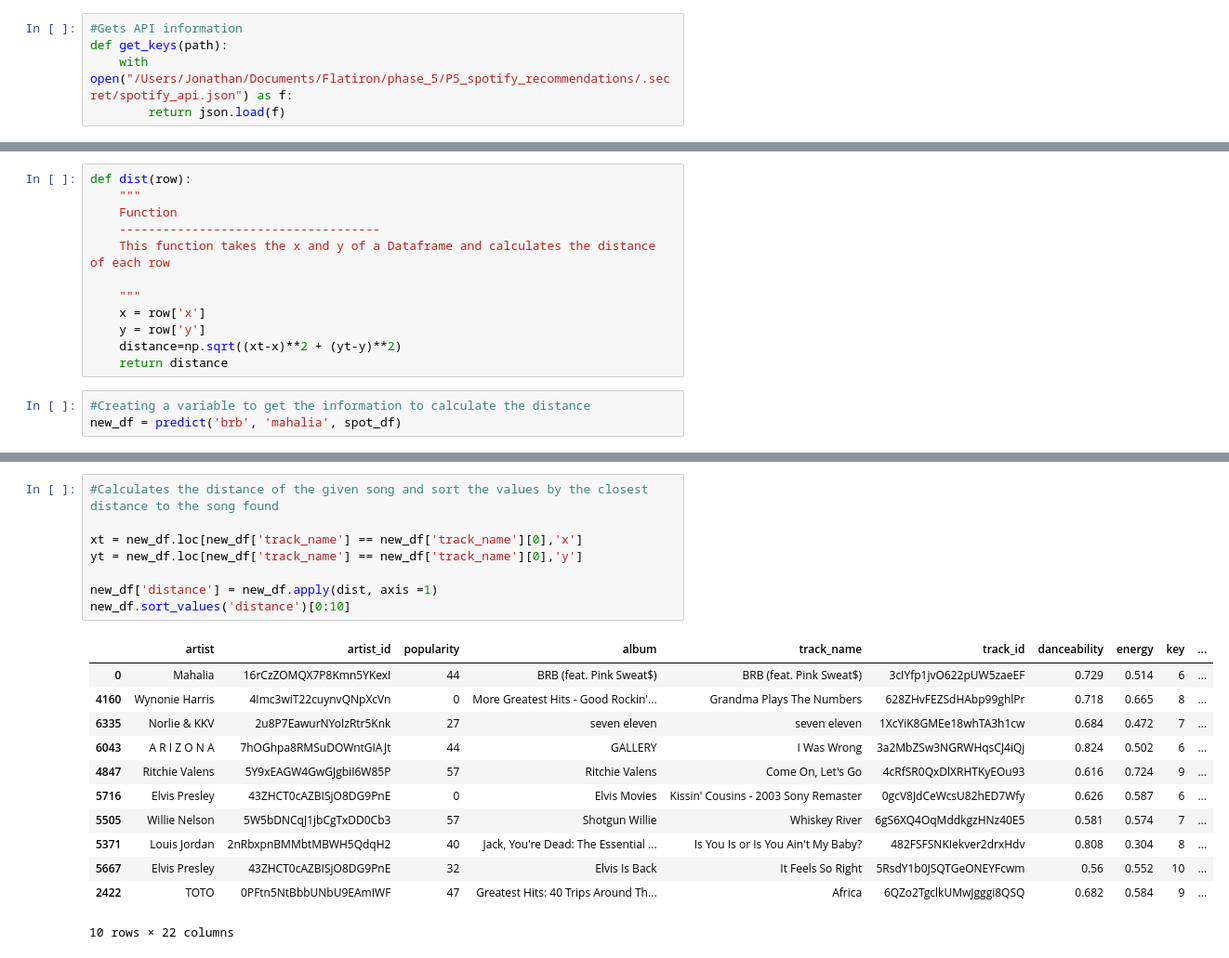
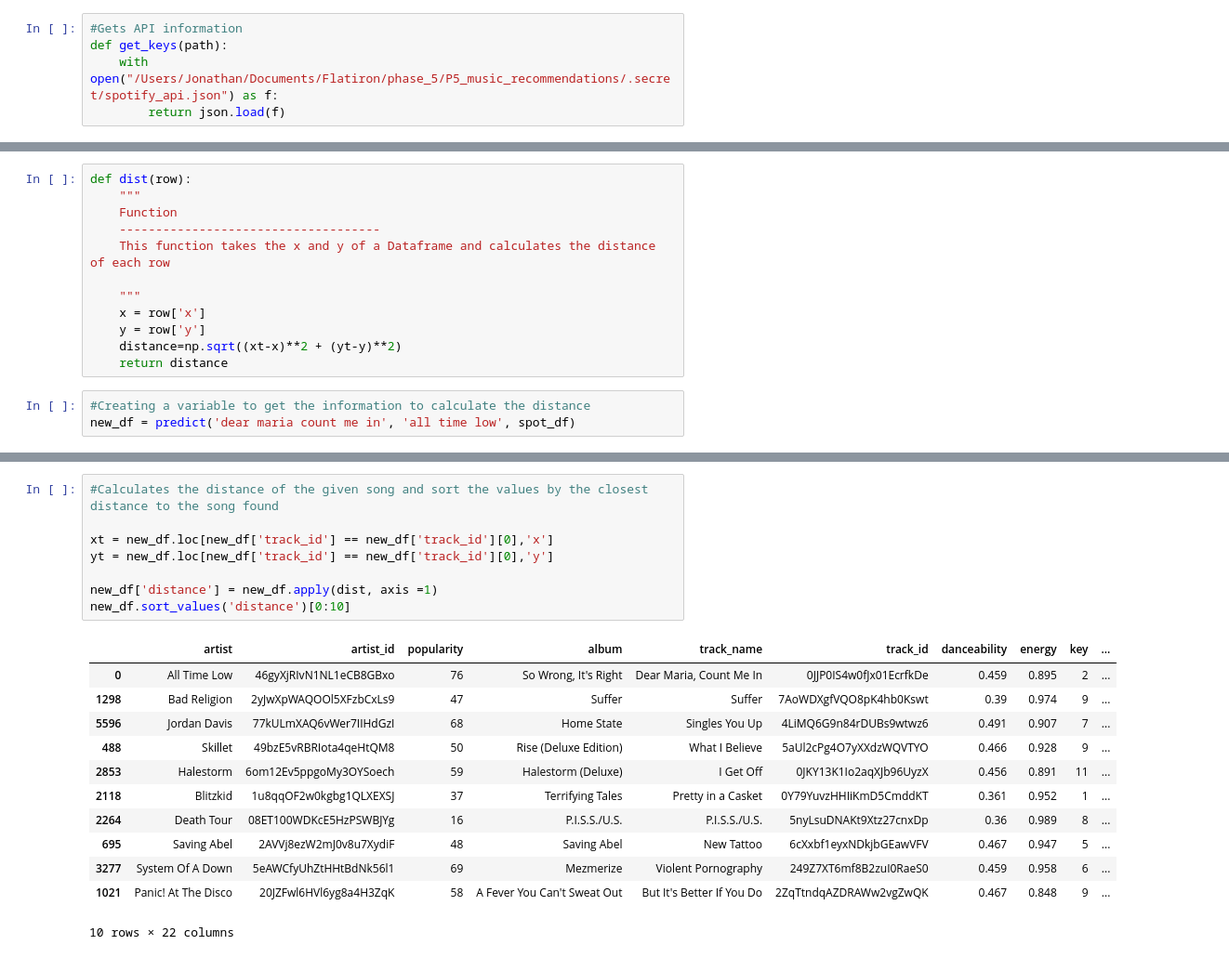
Before and after one commit to jonathanr1212/Music_recommendations, a Jupyter notebook: final_recsys_pca_notebook.ipynb, the cells around one changed output, grey strips where cells are left out. Shown: that part at 93% size. Drawn from its saved outputs; the diff is of its cells as text.

```diff
--- a/final_recsys_pca_notebook.ipynb
+++ b/final_recsys_pca_notebook.ipynb
@@ -16,7 +16,7 @@ with open('finalized_model_pca.pkl', 'rb') as f:
 # %%
 #Gets API information
 def get_keys(path):
-    with open("/Users/Jonathan/Documents/Flatiron/phase_5/P5_spotify_recommendations/.secret/spotify_api.json") as f:
+    with open("/Users/Jonathan/Documents/Flatiron/phase_5/P5_music_recommendations/.secret/spotify_api.json") as f:
         return json.load(f)
 # %%
 #Get spotify credentials
@@ -112,4 +112,4 @@ def dist(row):
     return distance
 # %%
 #Creating a variable to get the information to calculate the distance
-new_df = predict('brb', 'mahalia', spot_df)
+new_df = predict('dear maria count me in', 'all time low', spot_df)
@@ -116,21 +132,21 @@ new_df = predict('brb', 'mahalia', spot_df)
 # %%
 #Calculates the distance of the given song and sort the values by the closest distance to the song found
 
-xt = new_df.loc[new_df['track_name'] == new_df['track_name'][0],'x']
-yt = new_df.loc[new_df['track_name'] == new_df['track_name'][0],'y']
+xt = new_df.loc[new_df['track_id'] == new_df['track_id'][0],'x']
+yt = new_df.loc[new_df['track_id'] == new_df['track_id'][0],'y']
 
 new_df['distance'] = new_df.apply(dist, axis =1)
 new_df.sort_values('distance')[0:10]
 # %% [output]
 |  | artist | artist_id | popularity | album | track_name | track_id | danceability | energy | key | ... |
-| 0 | Mahalia | 16rCzZOMQX7P8Kmn5YKexI | 44 | BRB (feat. Pink Sweat$) | BRB (feat. Pink Sweat$) | 3cIYfp1jvO622pUW5zaeEF | 0.729 | 0.514 | 6 | ... |
-| 4160 | Wynonie Harris | 4Imc3wiT22cuynvQNpXcVn | 0 | More Greatest Hits - Good Rockin'... | Grandma Plays The Numbers | 628ZHvFEZSdHAbp99ghlPr | 0.718 | 0.665 | 8 | ... |
-| 6335 | Norlie & KKV | 2u8P7EawurNYoIzRtr5Knk | 27 | seven eleven | seven eleven | 1XcYiK8GMEe18whTA3h1cw | 0.684 | 0.472 | 7 | ... |
-| 6043 | A R I Z O N A | 7hOGhpa8RMSuDOWntGIAJt | 44 | GALLERY | I Was Wrong | 3a2MbZSw3NGRWHqsCJ4iQj | 0.824 | 0.502 | 6 | ... |
-| 4847 | Ritchie Valens | 5Y9xEAGW4GwGJgbiI6W85P | 57 | Ritchie Valens | Come On, Let's Go | 4cRfSR0QxDlXRHTKyEOu93 | 0.616 | 0.724 | 9 | ... |
-| 5716 | Elvis Presley | 43ZHCT0cAZBISjO8DG9PnE | 0 | Elvis Movies | Kissin' Cousins - 2003 Sony Remaster | 0gcV8JdCeWcsU82hED7Wfy | 0.626 | 0.587 | 6 | ... |
-| 5505 | Willie Nelson | 5W5bDNCqJ1jbCgTxDD0Cb3 | 57 | Shotgun Willie | Whiskey River | 6gS6XQ4OqMddkgzHNz40E5 | 0.581 | 0.574 | 7 | ... |
-| 5371 | Louis Jordan | 2nRbxpnBMMbtMBWH5QdqH2 | 40 | Jack, You're Dead: The Essential ... | Is You Is or Is You Ain't My Baby? | 482FSFSNKIekver2drxHdv | 0.808 | 0.304 | 8 | ... |
-| 5667 | Elvis Presley | 43ZHCT0cAZBISjO8DG9PnE | 32 | Elvis Is Back | It Feels So Right | 5RsdY1b0JSQTGeONEYFcwm | 0.56 | 0.552 | 10 | ... |
-| 2422 | TOTO | 0PFtn5NtBbbUNbU9EAmIWF | 47 | Greatest Hits: 40 Trips Around Th... | Africa | 6QZo2TgclkUMwJgggi8QSQ | 0.682 | 0.584 | 9 | ... |
+| 0 | All Time Low | 46gyXjRIvN1NL1eCB8GBxo | 76 | So Wrong, It's Right | Dear Maria, Count Me In | 0JJP0IS4w0fJx01EcrfkDe | 0.459 | 0.895 | 2 | ... |
+| 1298 | Bad Religion | 2yJwXpWAQOOl5XFzbCxLs9 | 47 | Suffer | Suffer | 7AoWDXgfVQO8pK4hb0Kswt | 0.39 | 0.974 | 9 | ... |
+| 5596 | Jordan Davis | 77kULmXAQ6vWer7IIHdGzI | 68 | Home State | Singles You Up | 4LiMQ6G9n84rDUBs9wtwz6 | 0.491 | 0.907 | 7 | ... |
+| 488 | Skillet | 49bzE5vRBRIota4qeHtQM8 | 50 | Rise (Deluxe Edition) | What I Believe | 5aUl2cPg4O7yXXdzWQVTYO | 0.466 | 0.928 | 9 | ... |
+| 2853 | Halestorm | 6om12Ev5ppgoMy3OYSoech | 59 | Halestorm (Deluxe) | I Get Off | 0JKY13K1Io2aqXJb96UyzX | 0.456 | 0.891 | 11 | ... |
+| 2118 | Blitzkid | 1u8qqOF2w0kgbg1QLXEXSJ | 37 | Terrifying Tales | Pretty in a Casket | 0Y79YuvzHHIiKmD5CmddKT | 0.361 | 0.952 | 1 | ... |
+| 2264 | Death Tour | 08ET100WDKcE5HzPSWBJYg | 16 | P.I.S.S./U.S. | P.I.S.S./U.S. | 5nyLsuDNAKt9Xtz27cnxDp | 0.36 | 0.989 | 8 | ... |
+| 695 | Saving Abel | 2AVVj8ezW2mJ0v8u7XydiF | 48 | Saving Abel | New Tattoo | 6cXxbf1eyxNDkjbGEawVFV | 0.467 | 0.947 | 5 | ... |
+| 3277 | System Of A Down | 5eAWCfyUhZtHHtBdNk56l1 | 69 | Mezmerize | Violent Pornography | 249Z7XT6mf8B2zuI0RaeS0 | 0.459 | 0.958 | 6 | ... |
+| 1021 | Panic! At The Disco | 20JZFwl6HVl6yg8a4H3ZqK | 58 | A Fever You Can't Sweat Out | But It's Better If You Do | 2ZqTtndqAZDRAWw2vgZwQK | 0.467 | 0.848 | 9 | ... |
 10 rows × 22 columns
```
Also changed, not shown: parts of 1 cell of this notebook, 2 other files.
